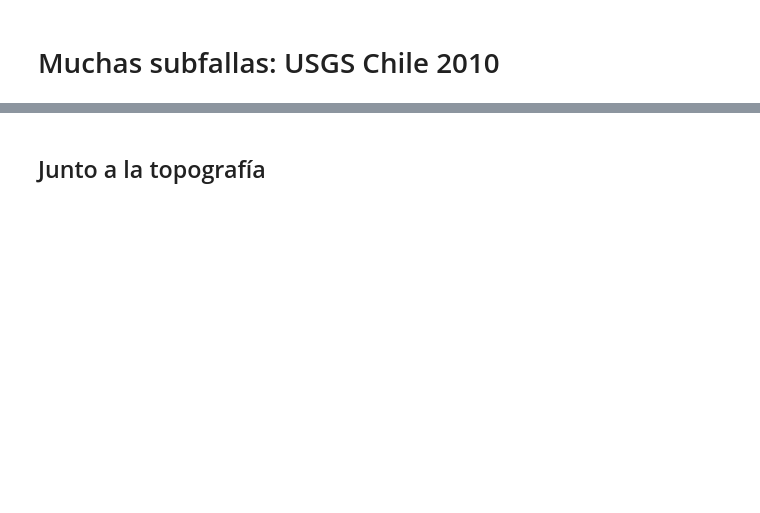
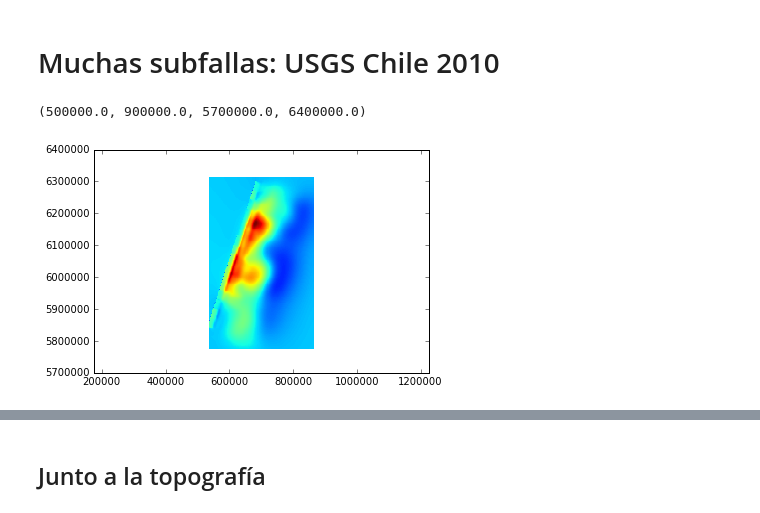
Before and after one commit to jgalazm/tsunamilab, a Jupyter notebook: okada/Okada.ipynb, the cells around one changed output, grey strips where cells are left out. Cells and saved outputs as stored; diff of their text form; code cells hidden in the pictures; blank space fills up the shorter version.

```diff
--- a/okada/Okada.ipynb
+++ b/okada/Okada.ipynb
@@ -138,4 +138,10 @@ slip =  data[:,3]
 # %%
 uz = multi_okada(e,n,xy,depth,strike,dip,L,W,rake,slip)
+# %%
+plt.pcolormesh(e,n,uz,vmin=-2,vmax=4.1,shading='gouroud')
+plt.axis('equal')
+# %% [output]
+(500000.0, 900000.0, 5700000.0, 6400000.0)
+[figure, added]
 # %%
 plt.subplot(121)
```
Also changed, not shown: parts of 18 cells of this notebook, 21 other files.
